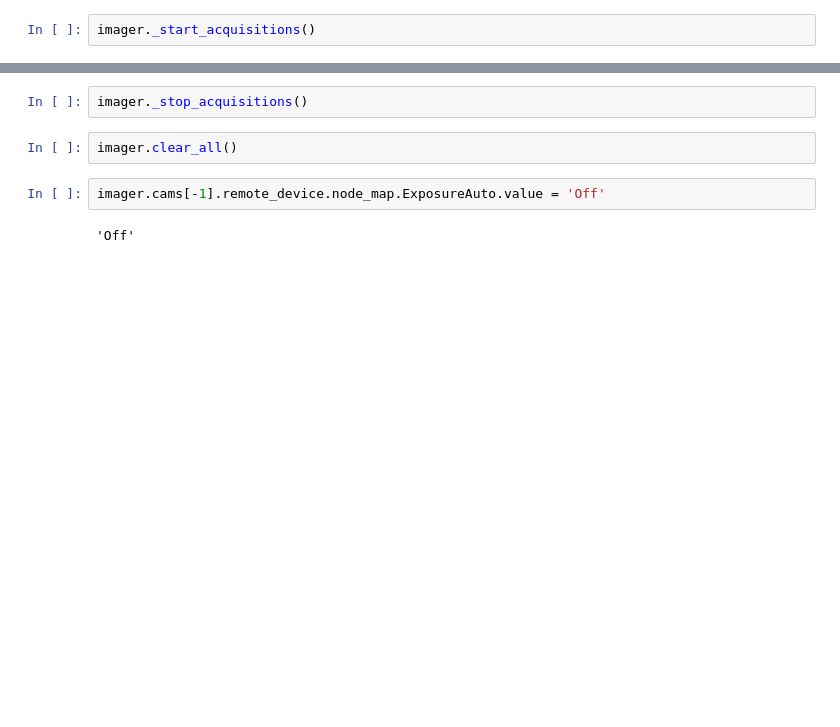
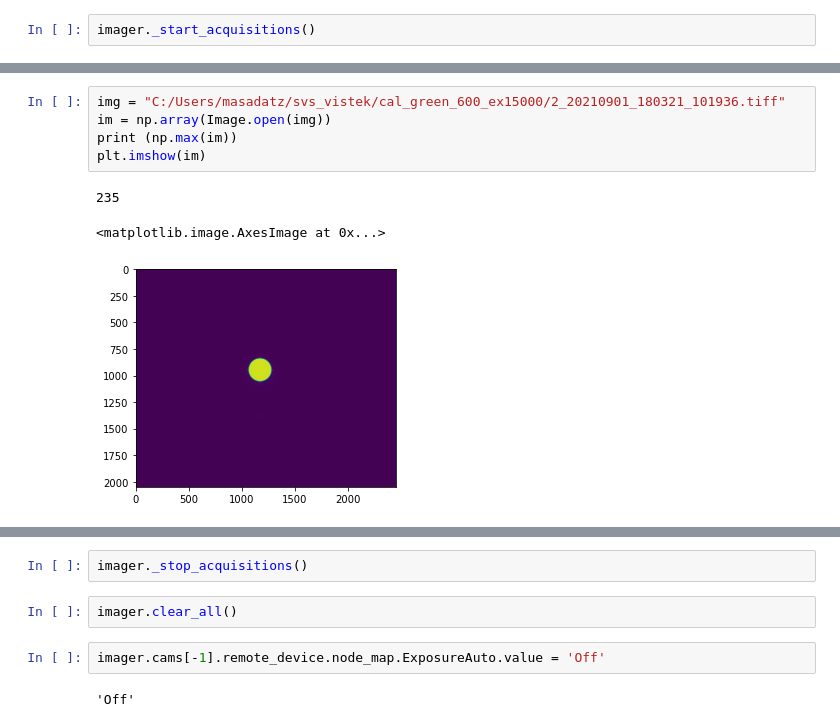
Before and after one commit to masadatz/PolCam, a Jupyter notebook: svs vistek.ipynb, the cells around one changed output, grey strips where cells are left out. Drawn from its saved outputs; the diff is of its cells as text; blank space fills up the shorter version.

```diff
--- a/svs vistek.ipynb
+++ b/svs vistek.ipynb
@@ -81,0 +170,9 @@ KeyboardInterrupt:
+# %%
+img = "C:/Users/masadatz/svs_vistek/cal_green_600_ex15000/2_20210901_180321_101936.tiff"
+im = np.array(Image.open(img))
+print (np.max(im))
+plt.imshow(im)
+# %% [output]
+235
+<matplotlib.image.AxesImage at 0x...>
+[figure, added]
```
Also changed, not shown: parts of 11 cells of this notebook, 1 other file.
